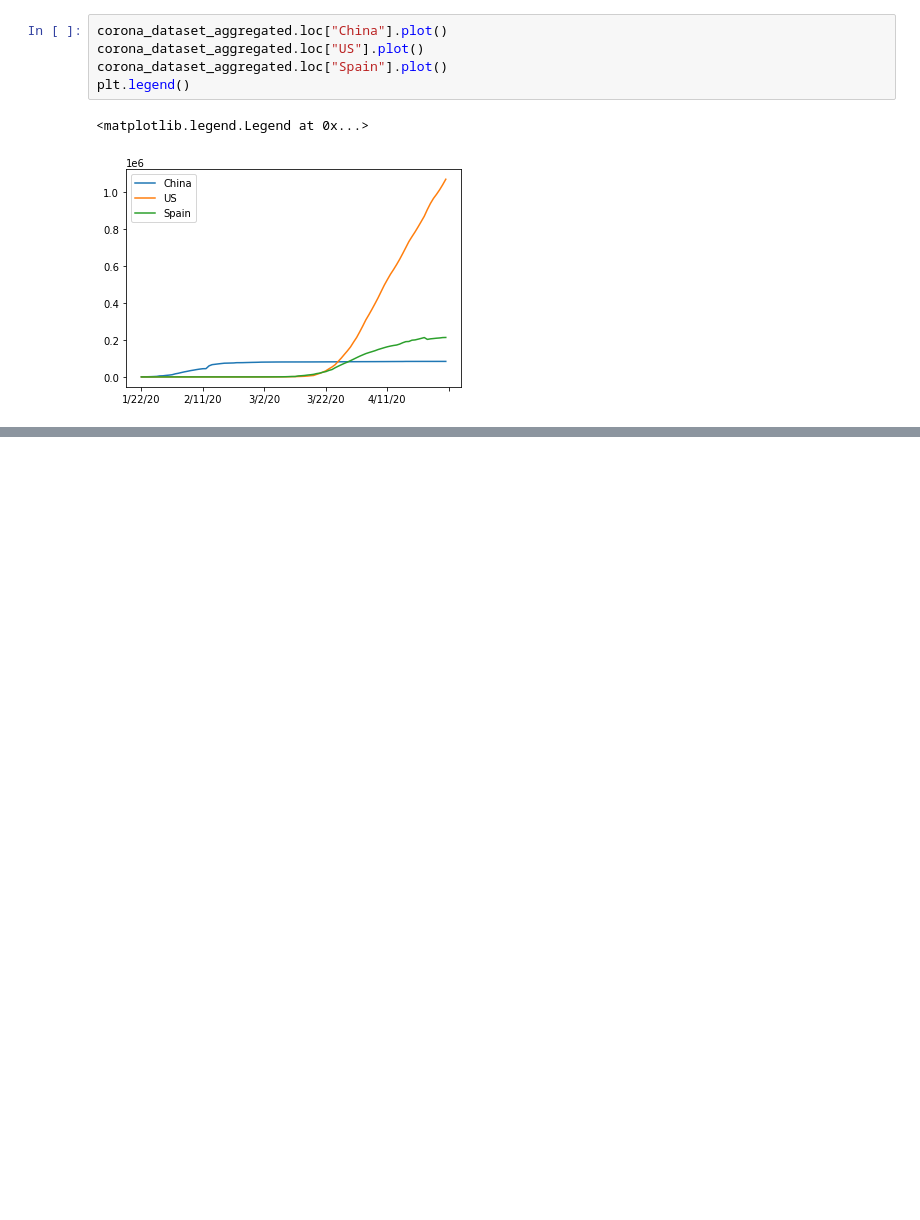
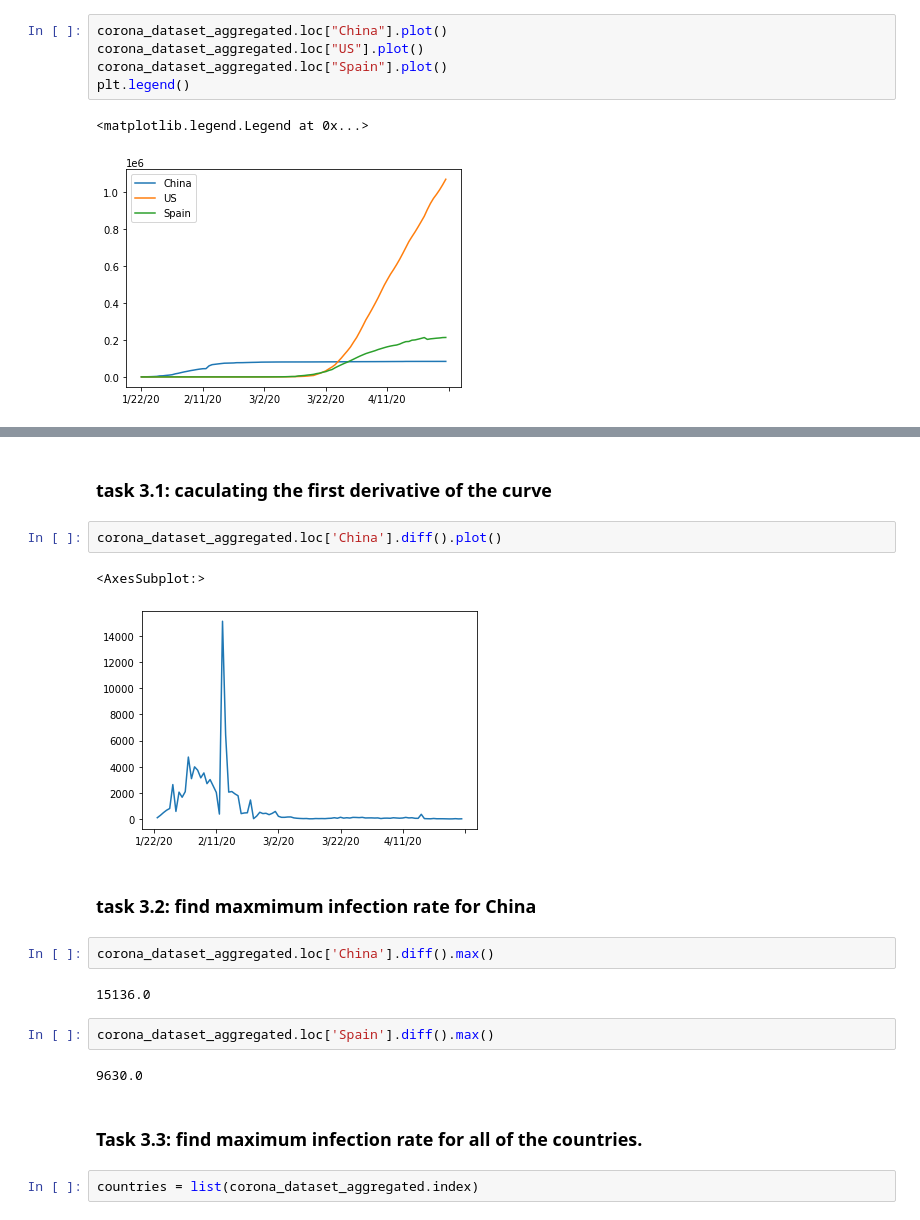
Before and after one commit to ThuanHLe/Python_Project, a Jupyter notebook: Covid_19_Data_Analysis.ipynb, the cells around one changed output, grey strips where cells are left out. Cells and saved outputs as stored; diff of their text form; blank space fills up the shorter version.

```diff
--- a/Covid_19_Data_Analysis.ipynb
+++ b/Covid_19_Data_Analysis.ipynb
@@ -106,0 +120,21 @@ plt.legend()
+# %% [markdown]
+### task 3.1: caculating the first derivative of the curve
+# %%
+corona_dataset_aggregated.loc['China'].diff().plot()
+# %% [output]
+<AxesSubplot:>
+[figure, added]
+# %% [markdown]
+### task 3.2: find maxmimum infection rate for China
+# %%
+corona_dataset_aggregated.loc['China'].diff().max()
+# %% [output]
+15136.0
+# %%
+corona_dataset_aggregated.loc['Spain'].diff().max()
+# %% [output]
+9630.0
+# %% [markdown]
+### Task 3.3: find maximum infection rate for all of the countries.
+# %%
+countries = list(corona_dataset_aggregated.index)
```
Also changed, not shown: parts of 11 cells of this notebook.
